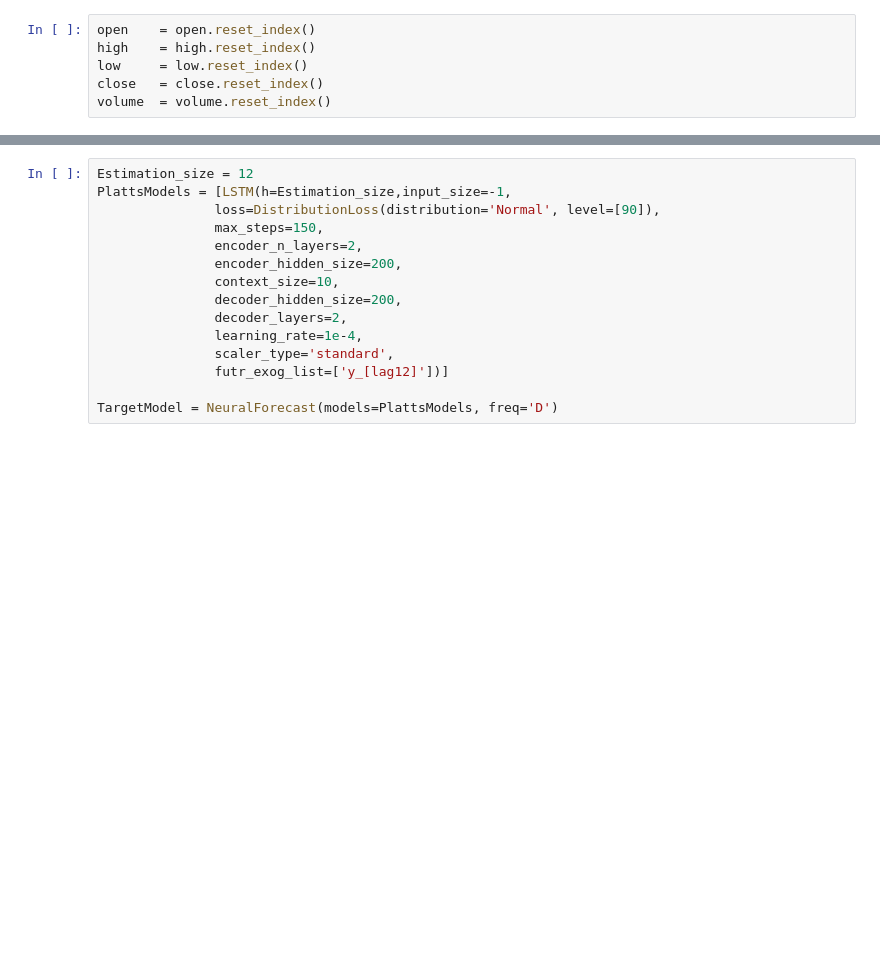
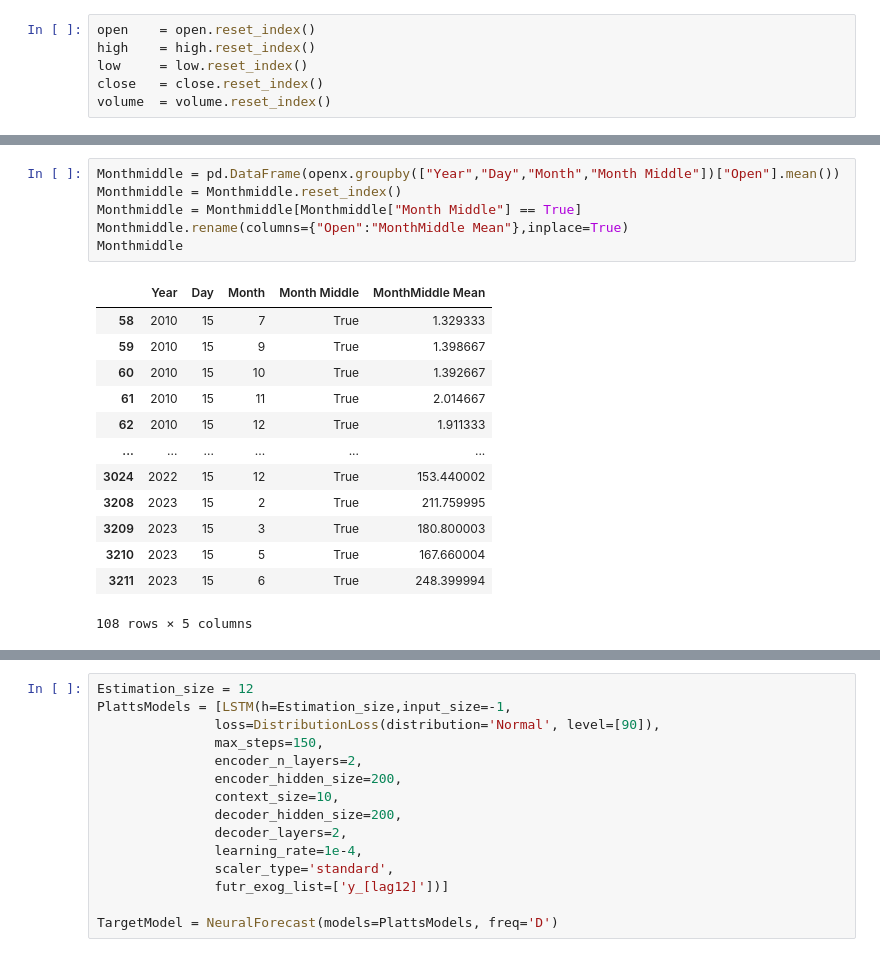
Before and after one commit to Batuhan-Yildirim/Finance_Project, a Jupyter notebook: ML _Application/LSTM_Neural.ipynb, the cells around one changed output, grey strips where cells are left out. Drawn from its saved outputs; the diff is of its cells as text; blank space fills up the shorter version.

```diff
--- a/ML _Application/ML _Applications.ipynb
+++ b/ML _Application/LSTM_Neural.ipynb
@@ -129,0 +238,20 @@ Month
+# %%
+Monthmiddle = pd.DataFrame(openx.groupby(["Year","Day","Month","Month Middle"])["Open"].mean())
+Monthmiddle = Monthmiddle.reset_index()
+Monthmiddle = Monthmiddle[Monthmiddle["Month Middle"] == True]
+Monthmiddle.rename(columns={"Open":"MonthMiddle Mean"},inplace=True)
+Monthmiddle
+# %% [output]
+|  | Year | Day | Month | Month Middle | MonthMiddle Mean |
+| 58 | 2010 | 15 | 7 | True | 1.329333 |
+| 59 | 2010 | 15 | 9 | True | 1.398667 |
+| 60 | 2010 | 15 | 10 | True | 1.392667 |
+| 61 | 2010 | 15 | 11 | True | 2.014667 |
+| 62 | 2010 | 15 | 12 | True | 1.911333 |
+| ... | ... | ... | ... | ... | ... |
+| 3024 | 2022 | 15 | 12 | True | 153.440002 |
+| 3208 | 2023 | 15 | 2 | True | 211.759995 |
+| 3209 | 2023 | 15 | 3 | True | 180.800003 |
+| 3210 | 2023 | 15 | 5 | True | 167.660004 |
+| 3211 | 2023 | 15 | 6 | True | 248.399994 |
+108 rows × 5 columns
```
Also changed, not shown: parts of 17 cells of this notebook.
